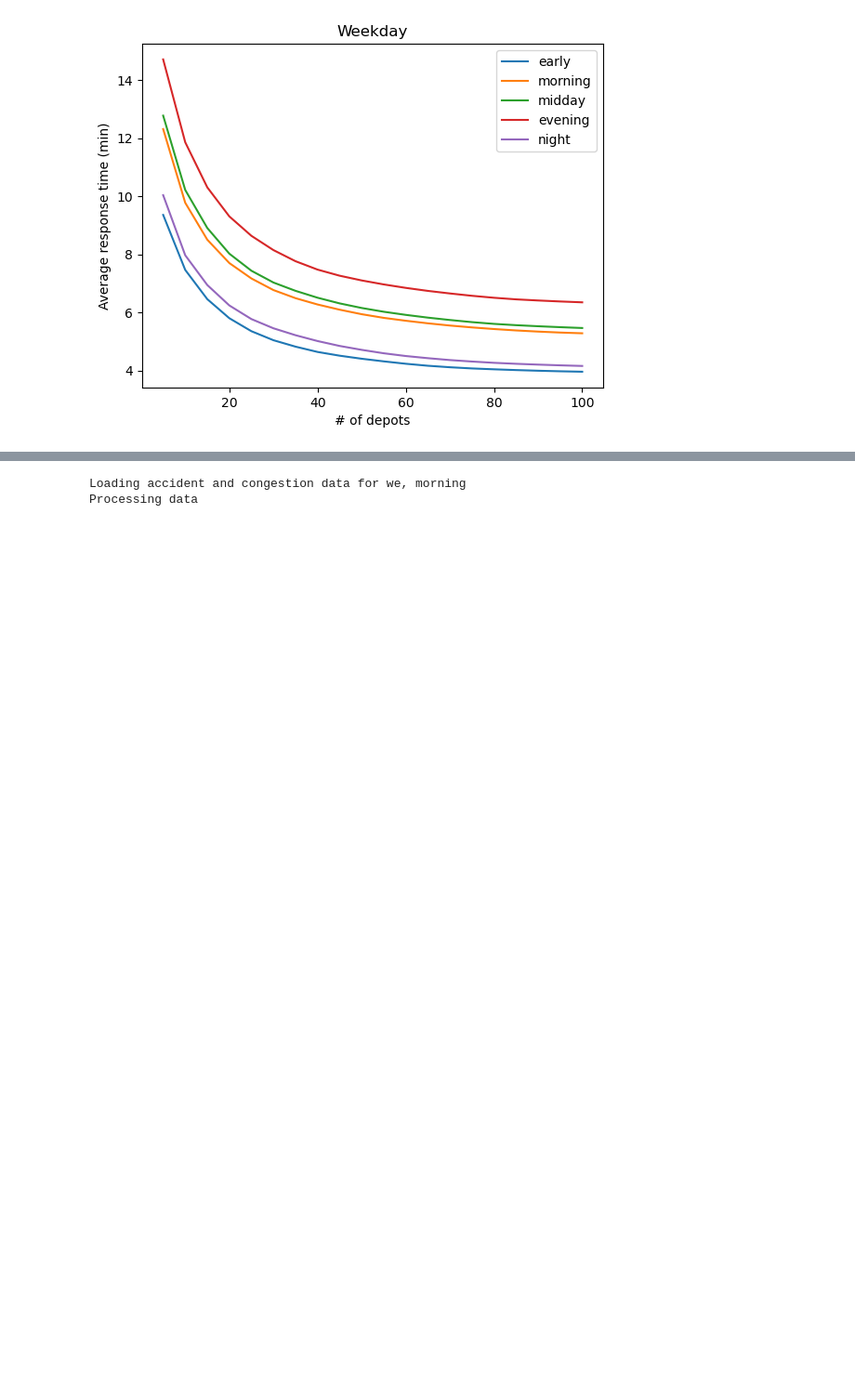
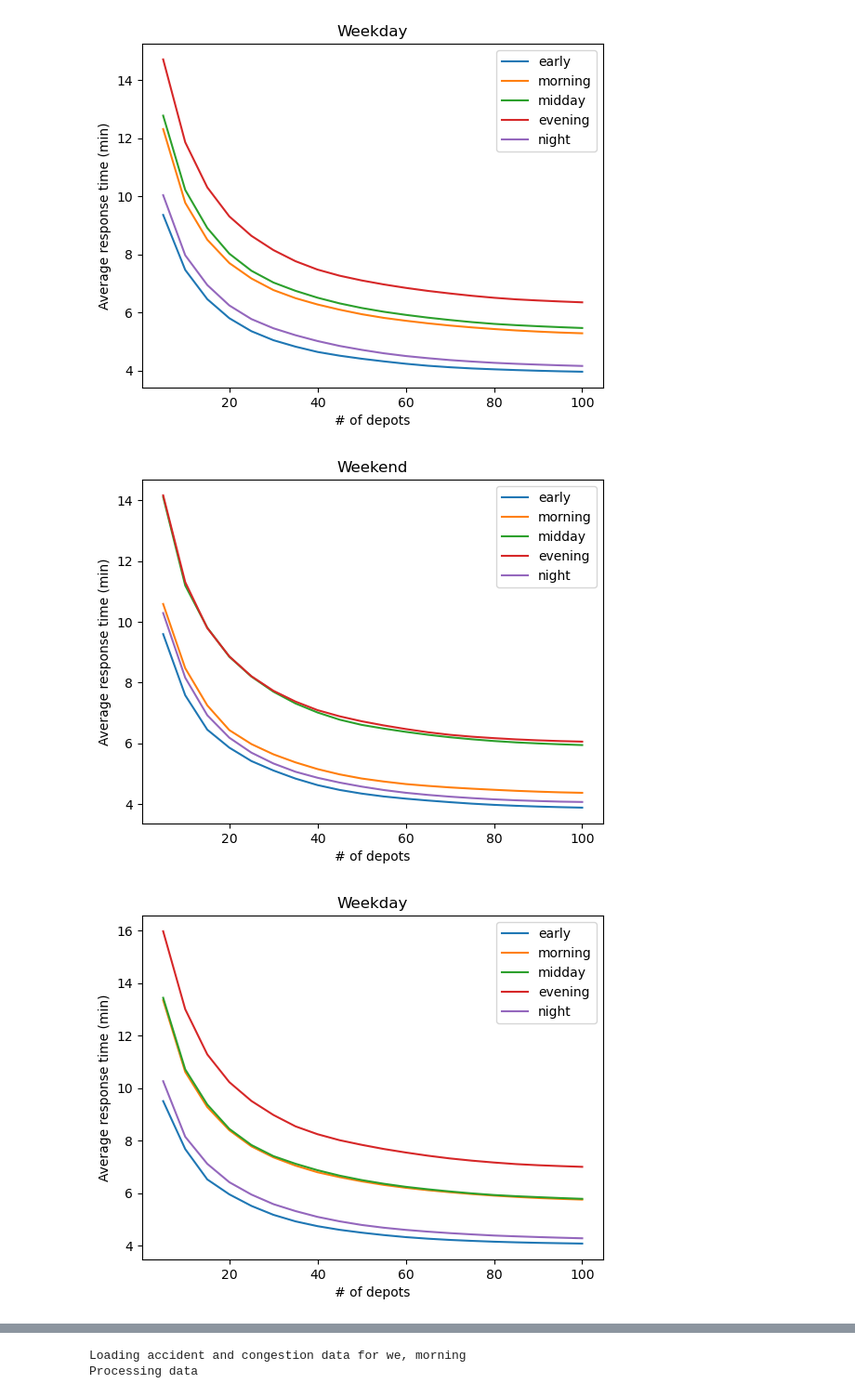
Before and after one commit to nachatjatu/kongphop_tanon_nachat_307, a Jupyter notebook: playground.ipynb, the cells around one changed output, grey strips where cells are left out. Shown: that part at 93% size. Cells and saved outputs as stored; diff of their text form; code cells hidden in the pictures; blank space fills up the shorter version.

```diff
--- a/playground.ipynb
+++ b/playground.ipynb
@@ -39 +54,18 @@ for day in ["we", "wd"]:
+# %%
+for day in ["we", "wd"]:
+    for time in ["early", "morning", "midday", "evening", "night"]:
+        objs = []
+        scenario = processed_results[day][time]
+        for num_depot, data in scenario.items():
+            obj = data["objective"]
+            objs.append(obj)
+        plt.plot(processed_results[day][time].keys(), np.array(objs) / 60, label=f"{time}")
+    plt.xlabel("# of depots")
+    plt.ylabel("Average response time (min)")
+    plt.title(f"Weekend") if day == "we" else plt.title(f"Weekday")
+    plt.legend()
+    plt.show()
+# %% [output]
+[figure, added]
+[figure, added]
 # %%
```
Also changed, not shown: parts of 3 cells of this notebook, 12 other files.
